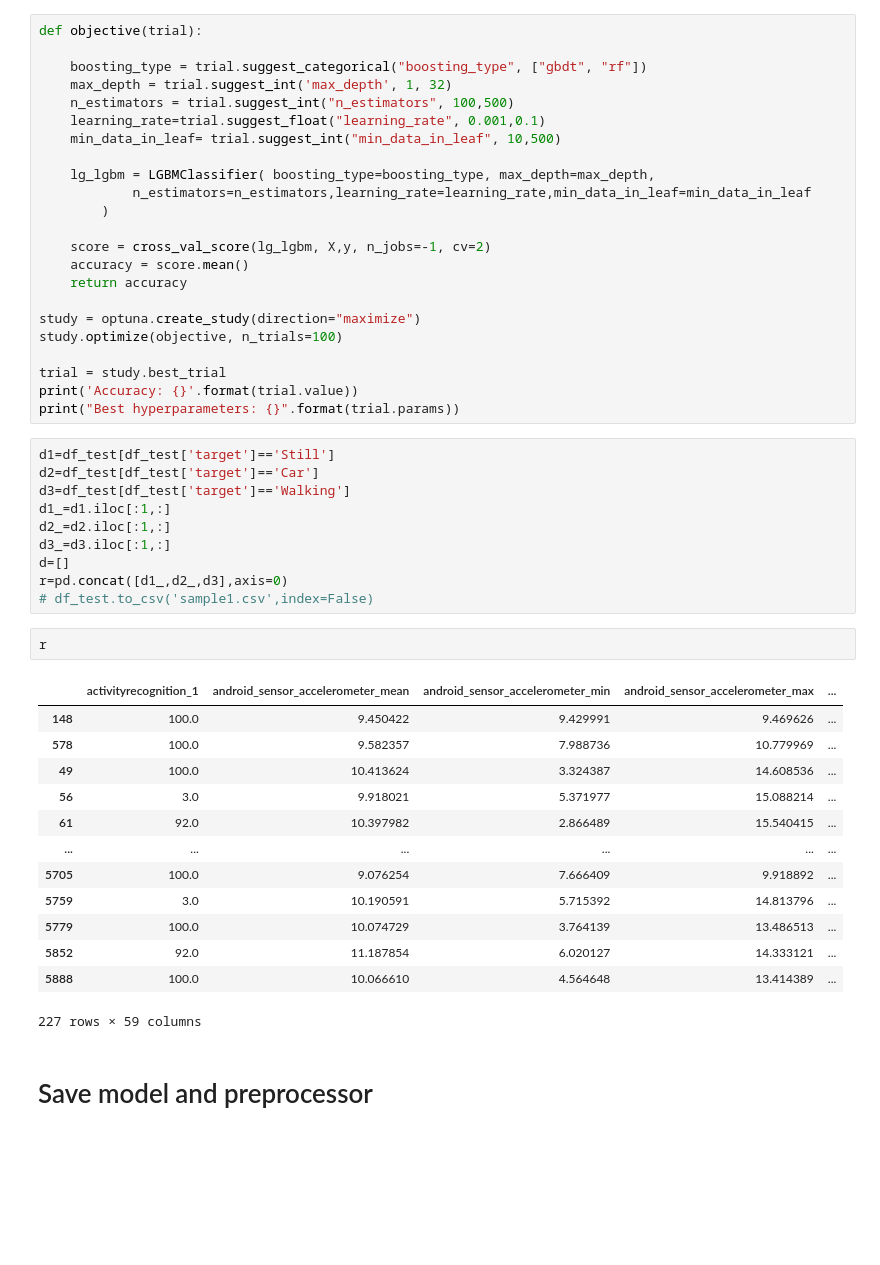
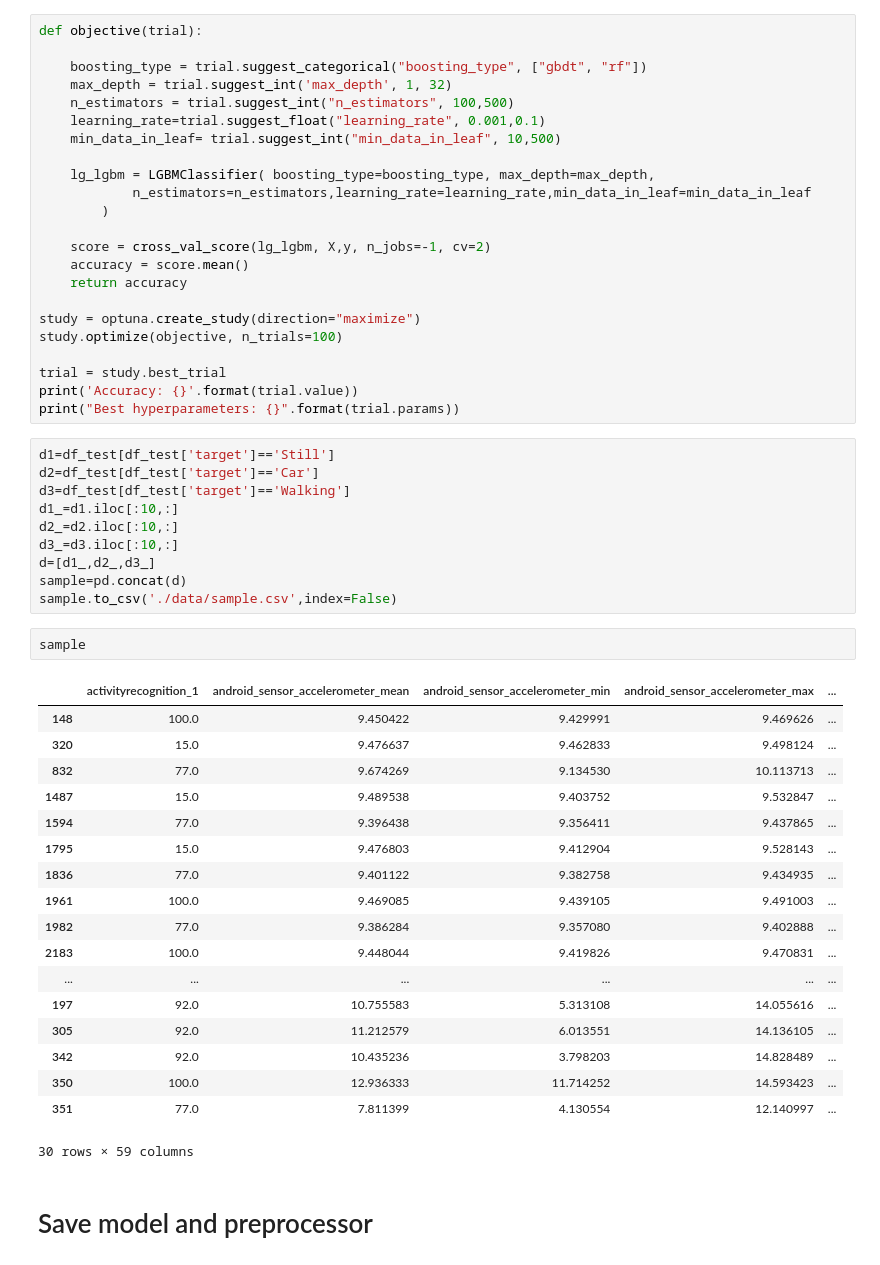
Before and after one commit to Huawei-Watch-Strive-School/Building-Week-2, a Jupyter notebook: version_1.ipynb, the cells around one changed output. Cells and saved outputs as stored; diff of their text form; blank space fills up the shorter version.

```diff
--- a/version_1.ipynb
+++ b/version_1.ipynb
@@ -291,32 +291,37 @@ study.optimize(objective, n_trials=100)
 trial = study.best_trial
 print('Accuracy: {}'.format(trial.value))
 print("Best hyperparameters: {}".format(trial.params))
-# %%
-d1=df_test[df_test['target']=='Still']
-d2=df_test[df_test['target']=='Car']
-d3=df_test[df_test['target']=='Walking']
-d1_=d1.iloc[:1,:]
-d2_=d2.iloc[:1,:]
-d3_=d3.iloc[:1,:]
-d=[]
-r=pd.concat([d1_,d2_,d3],axis=0)
-# df_test.to_csv('sample1.csv',index=False)
-# %%
-r
-# %% [output]
-|  | activityrecognition_1 | android_sensor_accelerometer_mean | android_sensor_accelerometer_min | android_sensor_accelerometer_max | ... |
-| 148 | 100.0 | 9.450422 | 9.429991 | 9.469626 | ... |
-| 578 | 100.0 | 9.582357 | 7.988736 | 10.779969 | ... |
-| 49 | 100.0 | 10.413624 | 3.324387 | 14.608536 | ... |
-| 56 | 3.0 | 9.918021 | 5.371977 | 15.088214 | ... |
-| 61 | 92.0 | 10.397982 | 2.866489 | 15.540415 | ... |
-| ... | ... | ... | ... | ... | ... |
-| 5705 | 100.0 | 9.076254 | 7.666409 | 9.918892 | ... |
-| 5759 | 3.0 | 10.190591 | 5.715392 | 14.813796 | ... |
-| 5779 | 100.0 | 10.074729 | 3.764139 | 13.486513 | ... |
-| 5852 | 92.0 | 11.187854 | 6.020127 | 14.333121 | ... |
-| 5888 | 100.0 | 10.066610 | 4.564648 | 13.414389 | ... |
-227 rows × 59 columns
+# %%
+d1=df_test[df_test['target']=='Still']
+d2=df_test[df_test['target']=='Car']
+d3=df_test[df_test['target']=='Walking']
+d1_=d1.iloc[:10,:]
+d2_=d2.iloc[:10,:]
+d3_=d3.iloc[:10,:]
+d=[d1_,d2_,d3_]
+sample=pd.concat(d)
+sample.to_csv('./data/sample.csv',index=False)
+# %%
+sample
+# %% [output]
+|  | activityrecognition_1 | android_sensor_accelerometer_mean | android_sensor_accelerometer_min | android_sensor_accelerometer_max | ... |
+| 148 | 100.0 | 9.450422 | 9.429991 | 9.469626 | ... |
+| 320 | 15.0 | 9.476637 | 9.462833 | 9.498124 | ... |
+| 832 | 77.0 | 9.674269 | 9.134530 | 10.113713 | ... |
+| 1487 | 15.0 | 9.489538 | 9.403752 | 9.532847 | ... |
+| 1594 | 77.0 | 9.396438 | 9.356411 | 9.437865 | ... |
+| 1795 | 15.0 | 9.476803 | 9.412904 | 9.528143 | ... |
+| 1836 | 77.0 | 9.401122 | 9.382758 | 9.434935 | ... |
+| 1961 | 100.0 | 9.469085 | 9.439105 | 9.491003 | ... |
+| 1982 | 77.0 | 9.386284 | 9.357080 | 9.402888 | ... |
+| 2183 | 100.0 | 9.448044 | 9.419826 | 9.470831 | ... |
+| ... | ... | ... | ... | ... | ... |
+| 197 | 92.0 | 10.755583 | 5.313108 | 14.055616 | ... |
+| 305 | 92.0 | 11.212579 | 6.013551 | 14.136105 | ... |
+| 342 | 92.0 | 10.435236 | 3.798203 | 14.828489 | ... |
+| 350 | 100.0 | 12.936333 | 11.714252 | 14.593423 | ... |
+| 351 | 77.0 | 7.811399 | 4.130554 | 12.140997 | ... |
+30 rows × 59 columns
 # %% [markdown]
 # Save model and preprocessor
 # %%
```
Also changed, not shown: 2 other files.
